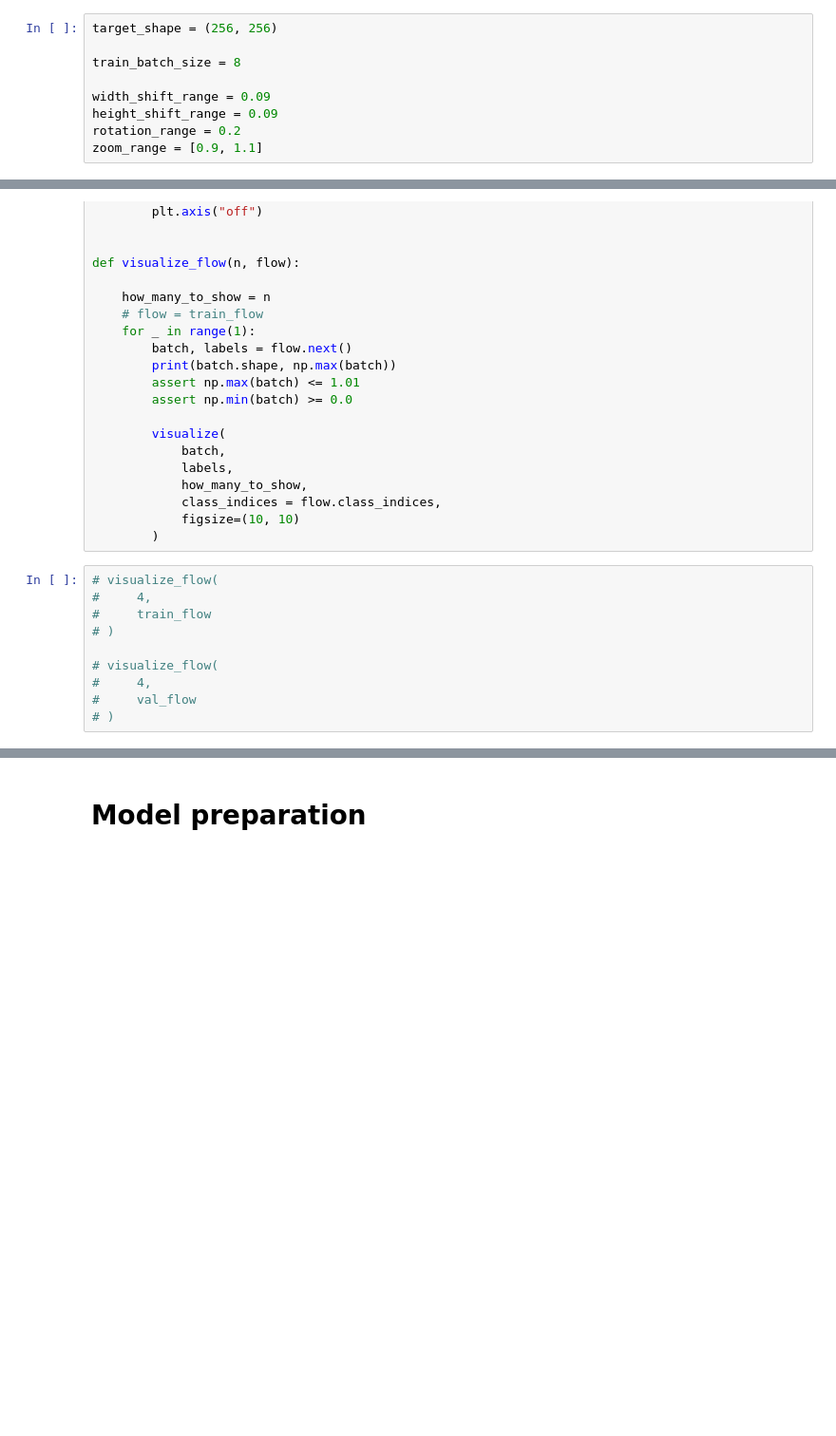
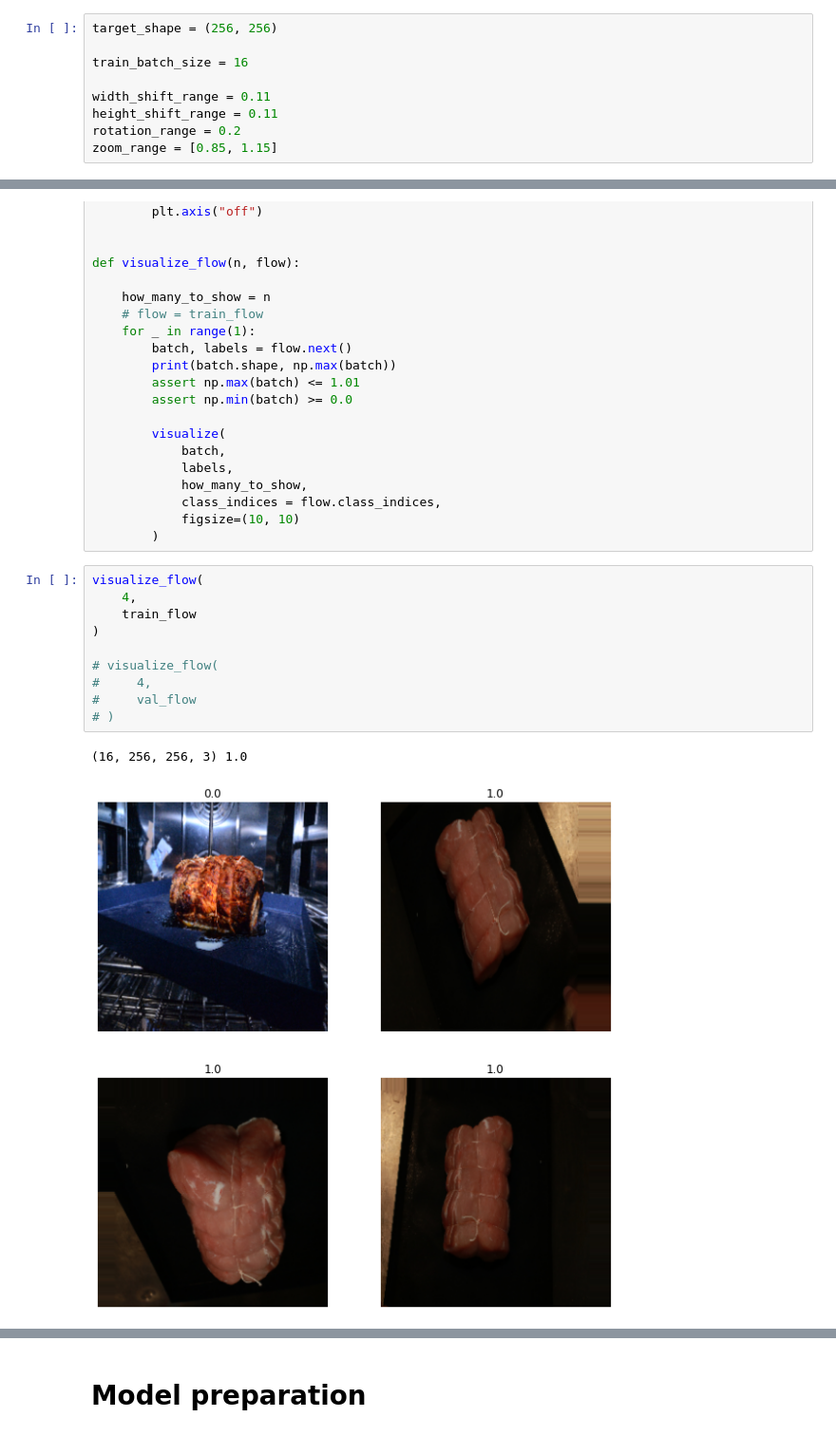
Before and after one commit to PashaIanko/Hackathon.Food-Digitalization, a Jupyter notebook: model_preparation.ipynb, the cells around one changed output, grey strips where cells are left out. Shown at 95% size. Saved outputs shown, nothing was run; the diff lists cells and outputs as text; blank space fills up the shorter version.

```diff
--- a/model_preparation.ipynb
+++ b/model_preparation.ipynb
@@ -92,11 +98,11 @@ plt.show()
 # %%
 target_shape = (256, 256)
 
-train_batch_size = 8
+train_batch_size = 16
 
-width_shift_range = 0.09
-height_shift_range = 0.09
+width_shift_range = 0.11
+height_shift_range = 0.11
 rotation_range = 0.2
-zoom_range = [0.9, 1.1]
+zoom_range = [0.85, 1.15]
 # %%
 train_use = 1
@@ -246,12 +266,15 @@ def visualize_flow(n, flow):
             figsize=(10, 10)
         )
 # %%
-# visualize_flow(
-#     4,
-#     train_flow
-# )
+visualize_flow(
+    4,
+    train_flow
+)
 
 # visualize_flow(
 #     4,
 #     val_flow
 # )
+# %% [output]
+(16, 256, 256, 3) 1.0
+[figure, added]
```
Also changed, not shown: parts of 12 cells of this notebook.
